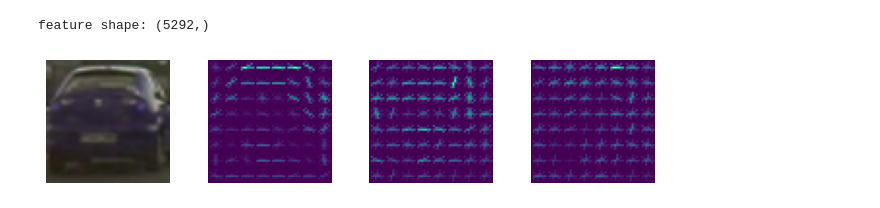
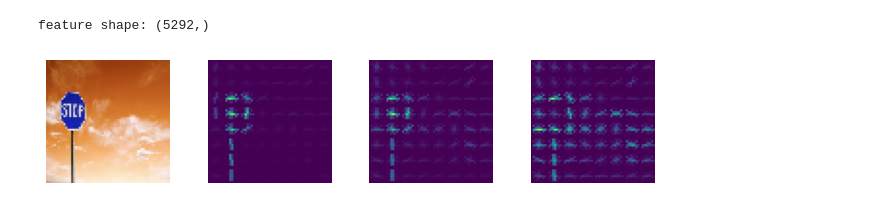
Before and after one commit to EbisuRyu/Vehicle-Detection-using-SVM-and-HOG, a Jupyter notebook: test_hog.ipynb, the cells around one changed output. Saved outputs shown, nothing was run; the diff lists cells and outputs as text; code cells hidden in the pictures.

```diff
--- a/test_hog.ipynb
+++ b/test_hog.ipynb
@@ -4,8 +4,8 @@ from script.feature_source import FeatureExtracter
 from script.helpers import show_images
 import matplotlib.pyplot as plt
 sourcer_params = {
-  'color_model': 'yuv',                # hls, hsv, yuv, ycrcb
-  'spatial_size': (64, 64),            # (16, 16), (32, 32), (64, 64)
+  'color_model': 'gray',                # hls, hsv, yuv, ycrcb
+  'spatial_size': (200, 200),            # (16, 16), (32, 32), (64, 64)
   'orientations': 9,        # 6 - 12
   'pixels_per_cell': 8,               # 8, 16
   'cells_per_block': 2,                # 1, 2
@@ -17,9 +61,9 @@ sourcer = FeatureExtracter(**sourcer_params)
 # %%
-start_frame = cv2.imread("dataset/vehicles/GTI_Left/image0077.png")
+start_frame = cv2.imread("./dataset/traffic_sign_board/images/road97.png", cv2.IMREAD_ANYCOLOR)
 features = sourcer.features(start_frame)
 print("feature shape:", features.shape)
 rgb_img, a_img, b_img, c_img = sourcer.visualize()
 show_images([rgb_img, a_img, b_img, c_img], per_row = 4, per_col = 1, W = 10, H = 2)
 # %% [output]
 feature shape: (5292,)
-[figure, old version]
+[figure, new version]
```
Also changed, not shown: parts of 4 cells of this notebook, 13 other files.
